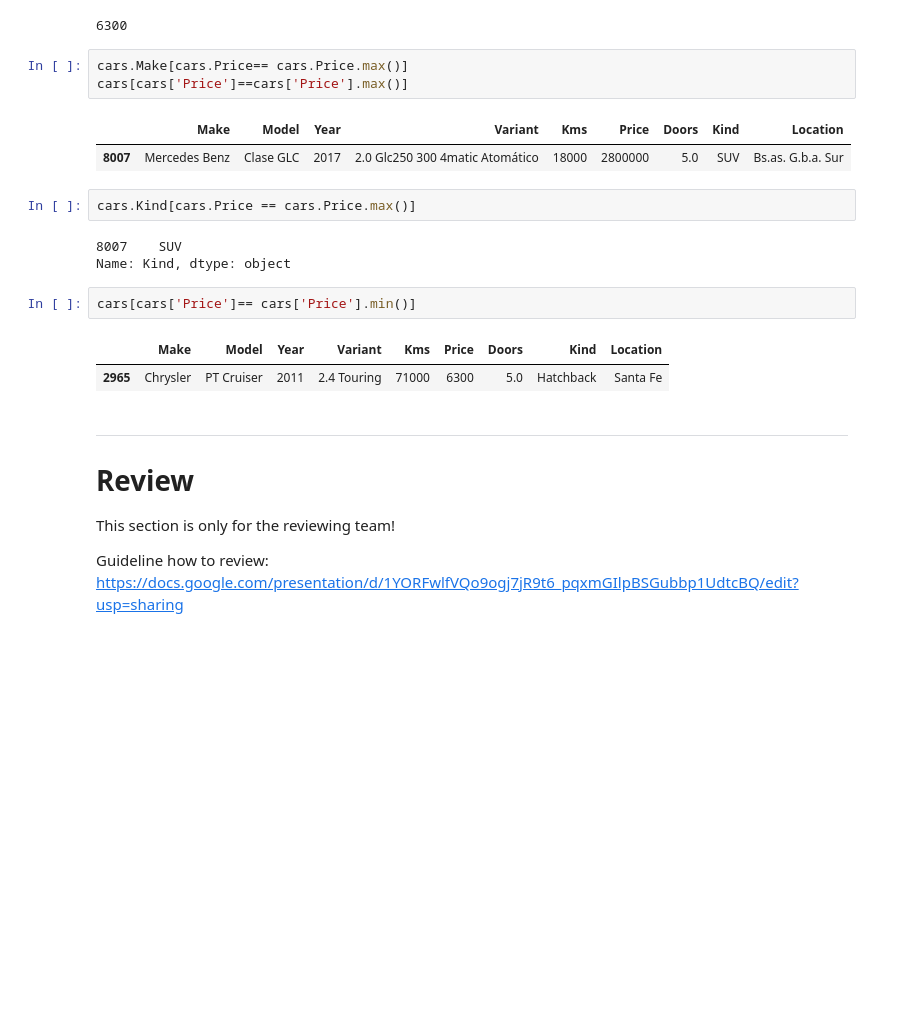
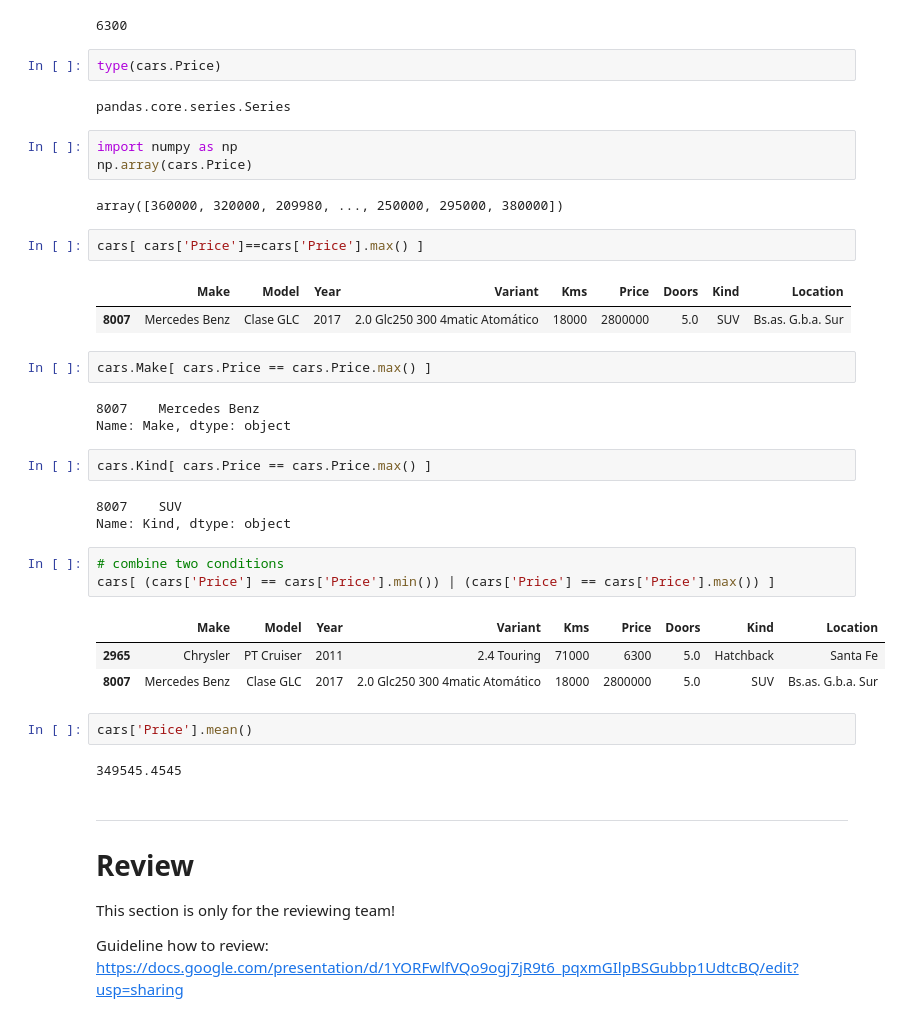
Before and after one commit to ReDI-School/nrw-data-analytics, a Jupyter notebook: 1_Kick_Off_Lecture.ipynb, the cells around one changed output. Drawn from its saved outputs; the diff is of its cells as text; blank space fills up the shorter version.

```diff
--- a/1_Kick_Off_Lecture.ipynb
+++ b/1_Kick_Off_Lecture.ipynb
@@ -360,22 +350,41 @@ cars.Price.max()
 cars.Price.min()
 # %% [output]
 6300
+# %%
+type(cars.Price)
+# %% [output]
+pandas.core.series.Series
+# %%
+import numpy as np
+np.array(cars.Price)
+# %% [output]
+array([360000, 320000, 209980, ..., 250000, 295000, 380000])
+# %%
+cars[ cars['Price']==cars['Price'].max() ]
+# %% [output]
+|  | Make | Model | Year | Variant | Kms | Price | Doors | Kind | Location |
+| 8007 | Mercedes Benz | Clase GLC | 2017 | 2.0 Glc250 300 4matic Atomático | 18000 | 2800000 | 5.0 | SUV | Bs.as. G.b.a. Sur |
 # %%
-cars.Make[cars.Price== cars.Price.max()]
-cars[cars['Price']==cars['Price'].max()]
+cars.Make[ cars.Price == cars.Price.max() ]
 # %% [output]
-|  | Make | Model | Year | Variant | Kms | Price | Doors | Kind | Location |
-| 8007 | Mercedes Benz | Clase GLC | 2017 | 2.0 Glc250 300 4matic Atomático | 18000 | 2800000 | 5.0 | SUV | Bs.as. G.b.a. Sur |
+8007    Mercedes Benz
+Name: Make, dtype: object
 # %%
-cars.Kind[cars.Price == cars.Price.max()]
+cars.Kind[ cars.Price == cars.Price.max() ]
 # %% [output]
 8007    SUV
 Name: Kind, dtype: object
 # %%
-cars[cars['Price']== cars['Price'].min()]
+# combine two conditions
+cars[ (cars['Price'] == cars['Price'].min()) | (cars['Price'] == cars['Price'].max()) ]
 # %% [output]
 |  | Make | Model | Year | Variant | Kms | Price | Doors | Kind | Location |
 | 2965 | Chrysler | PT Cruiser | 2011 | 2.4 Touring | 71000 | 6300 | 5.0 | Hatchback | Santa Fe |
+| 8007 | Mercedes Benz | Clase GLC | 2017 | 2.0 Glc250 300 4matic Atomático | 18000 | 2800000 | 5.0 | SUV | Bs.as. G.b.a. Sur |
+# %%
+cars['Price'].mean()
+# %% [output]
+349545.4545
 # %% [markdown]
 ---
 # Review
```
Also changed, not shown: parts of 25 cells of this notebook.
